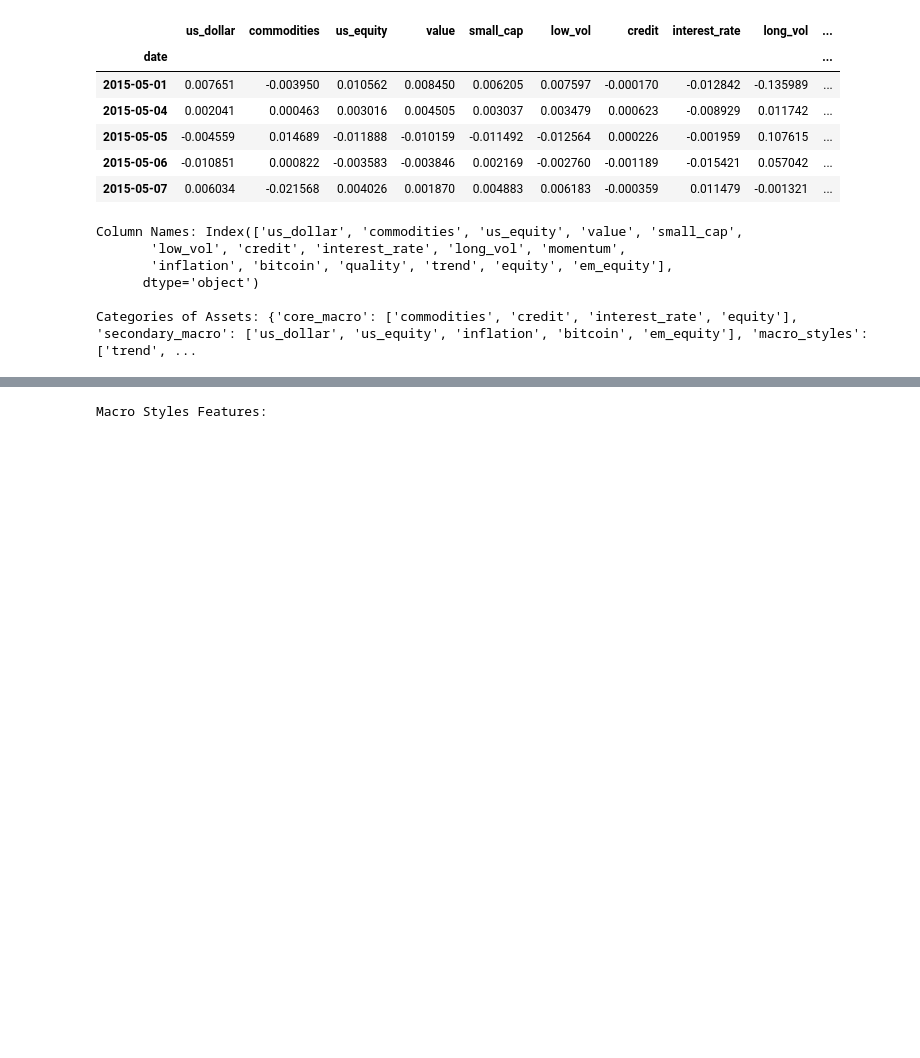
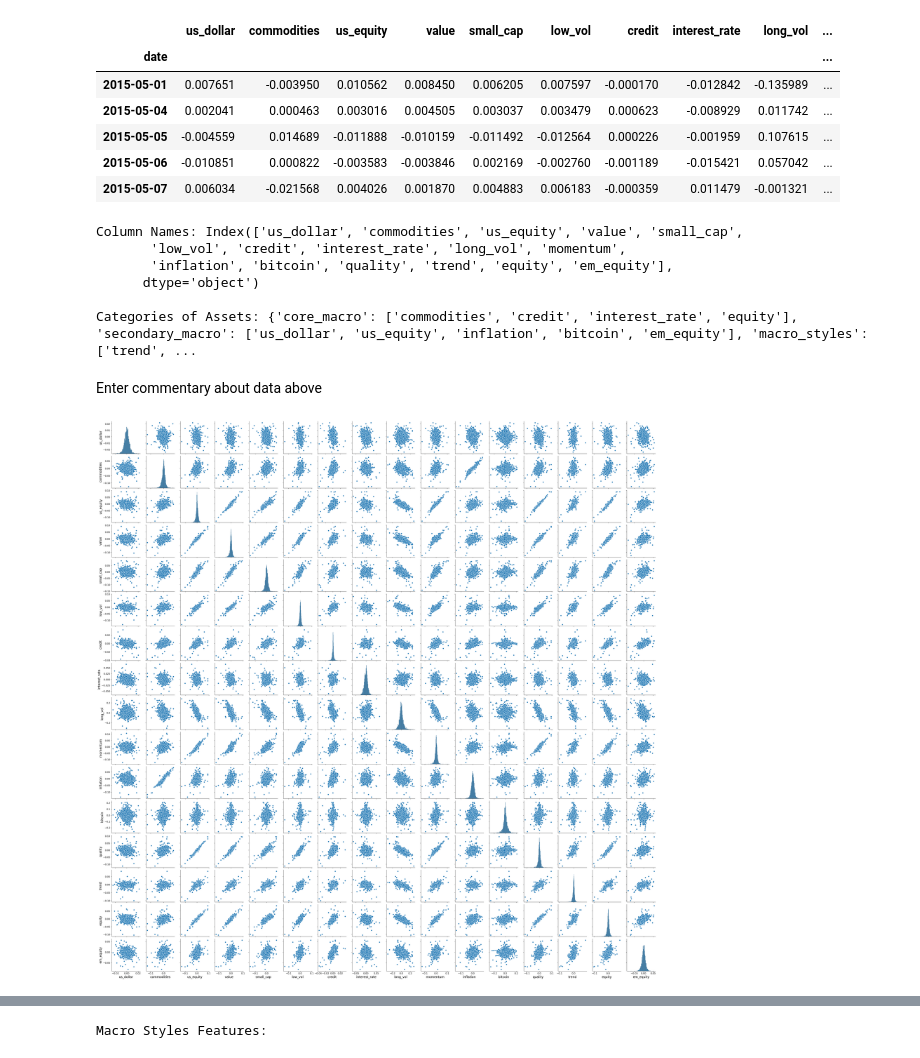
Before and after one commit to jennycpark-ucb/mids-w207-foursigma, a Jupyter notebook: data/eda_jenny.ipynb, the cells around one changed output, grey strips where cells are left out. Saved outputs shown, nothing was run; the diff lists cells and outputs as text; code cells hidden in the pictures; blank space fills up the shorter version.

```diff
--- a/data/eda_jenny.ipynb
+++ b/data/eda_jenny.ipynb
@@ -61,0 +43,12 @@ Categories of Assets: {'core_macro': ['commodities', 'credit', 'interest_rate',
+# %% [markdown]
+Enter commentary about data above
+# %%
+g = sns.pairplot(return_df)
+
+# Loop through axes and set font sizes
+for ax in g.axes.flatten():
+    ax.tick_params(labelsize=12)  # Change tick label size
+    ax.xaxis.label.set_size(16)   # Change x-axis label size
+    ax.yaxis.label.set_size(16)   # Change y-axis label size
+# %% [output]
+[figure, added]
```
Also changed, not shown: parts of 9 cells of this notebook.
